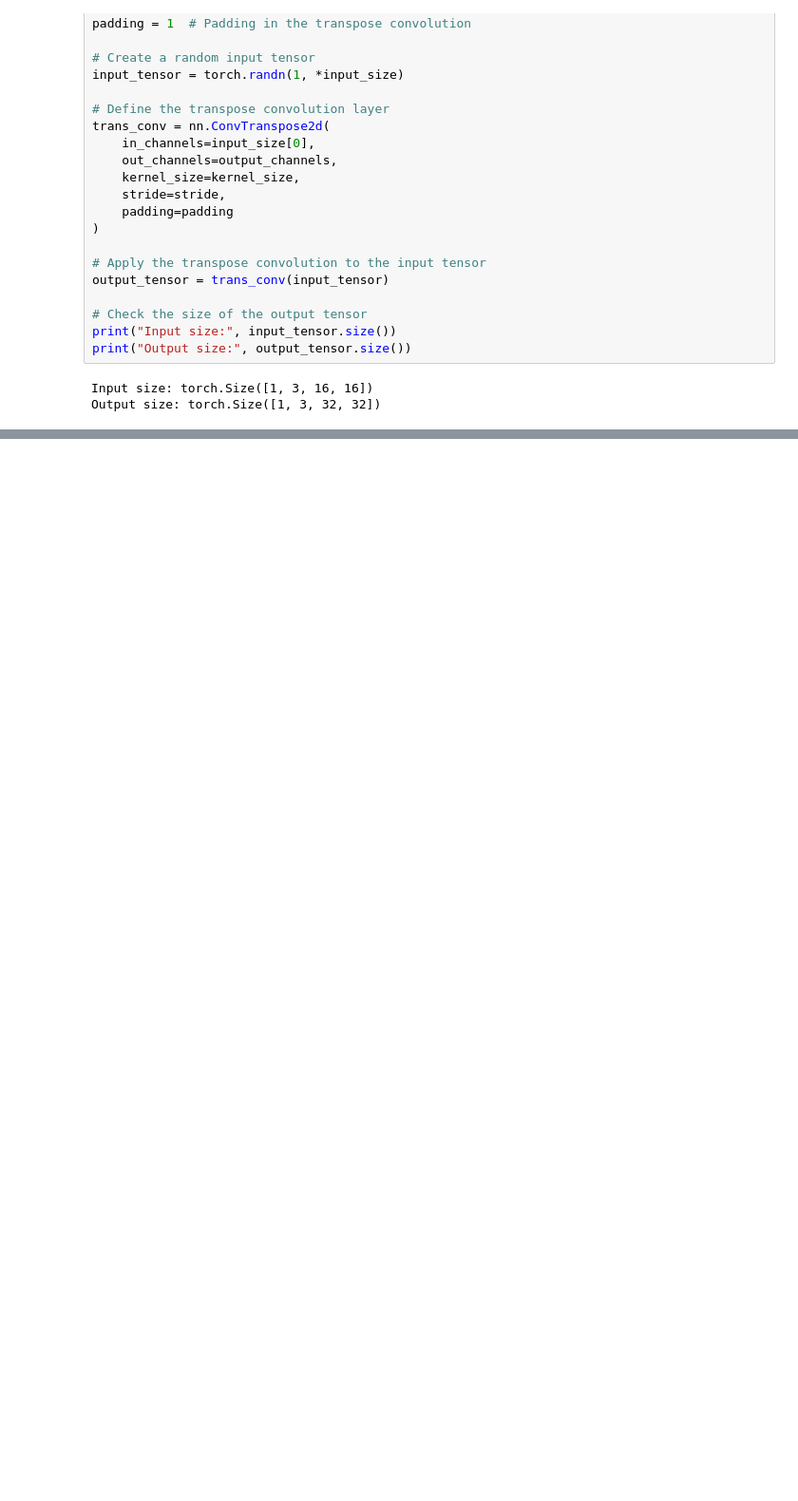
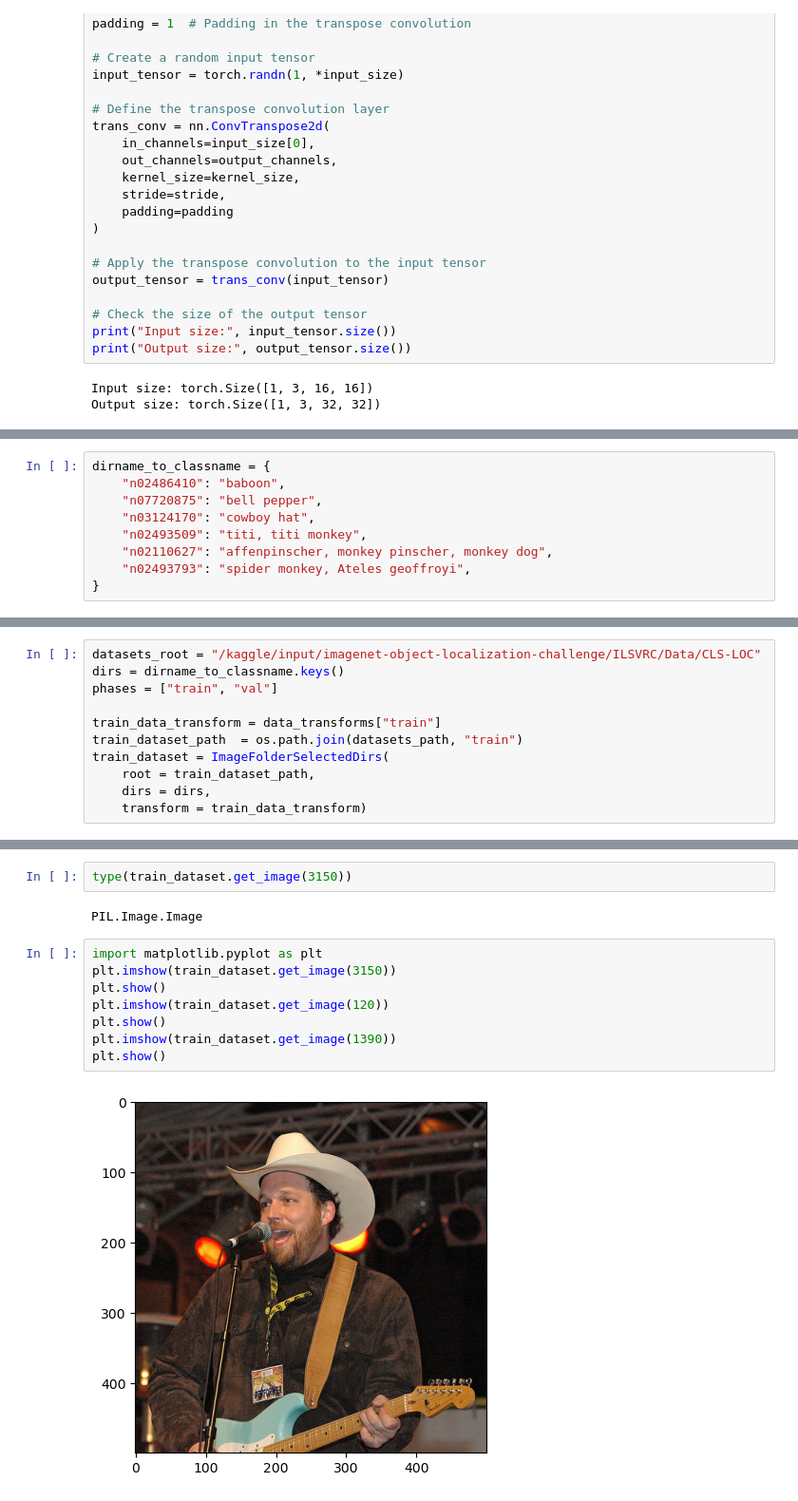
Before and after one commit to proshian/image-compression-neural-autoencoder, a Jupyter notebook: Playground.ipynb, the cells around one changed output, grey strips where cells are left out. Shown at 95% size. Drawn from its saved outputs; the diff is of its cells as text; blank space fills up the shorter version.

Commit message:
Add dataset (needs to be reshaped)

```diff
--- a/Playground.ipynb
+++ b/Playground.ipynb
@@ -202,0 +315,9 @@ Output size: torch.Size([1, 3, 32, 32])
+# %%
+dirname_to_classname = {
+    "n02486410": "baboon",
+    "n07720875": "bell pepper",
+    "n03124170": "cowboy hat",
+    "n02493509": "titi, titi monkey",
+    "n02110627": "affenpinscher, monkey pinscher, monkey dog",
+    "n02493793": "spider monkey, Ateles geoffroyi",
+}
@@ -202,0 +332,11 @@ Output size: torch.Size([1, 3, 32, 32])
+# %%
+datasets_root = "/kaggle/input/imagenet-object-localization-challenge/ILSVRC/Data/CLS-LOC"
+dirs = dirname_to_classname.keys()
+phases = ["train", "val"]
+
+train_data_transform = data_transforms["train"]
+train_dataset_path  = os.path.join(datasets_path, "train")
+train_dataset = ImageFolderSelectedDirs(
+    root = train_dataset_path,
+    dirs = dirs,
+    transform = train_data_transform)
@@ -202,0 +367,14 @@ Output size: torch.Size([1, 3, 32, 32])
+# %%
+type(train_dataset.get_image(3150))
+# %% [output]
+PIL.Image.Image
+# %%
+import matplotlib.pyplot as plt
+plt.imshow(train_dataset.get_image(3150))
+plt.show()
+plt.imshow(train_dataset.get_image(120))
+plt.show()
+plt.imshow(train_dataset.get_image(1390))
+plt.show()
+# %% [output]
+[figure, added]
```
Also changed, not shown: parts of 24 cells of this notebook.
